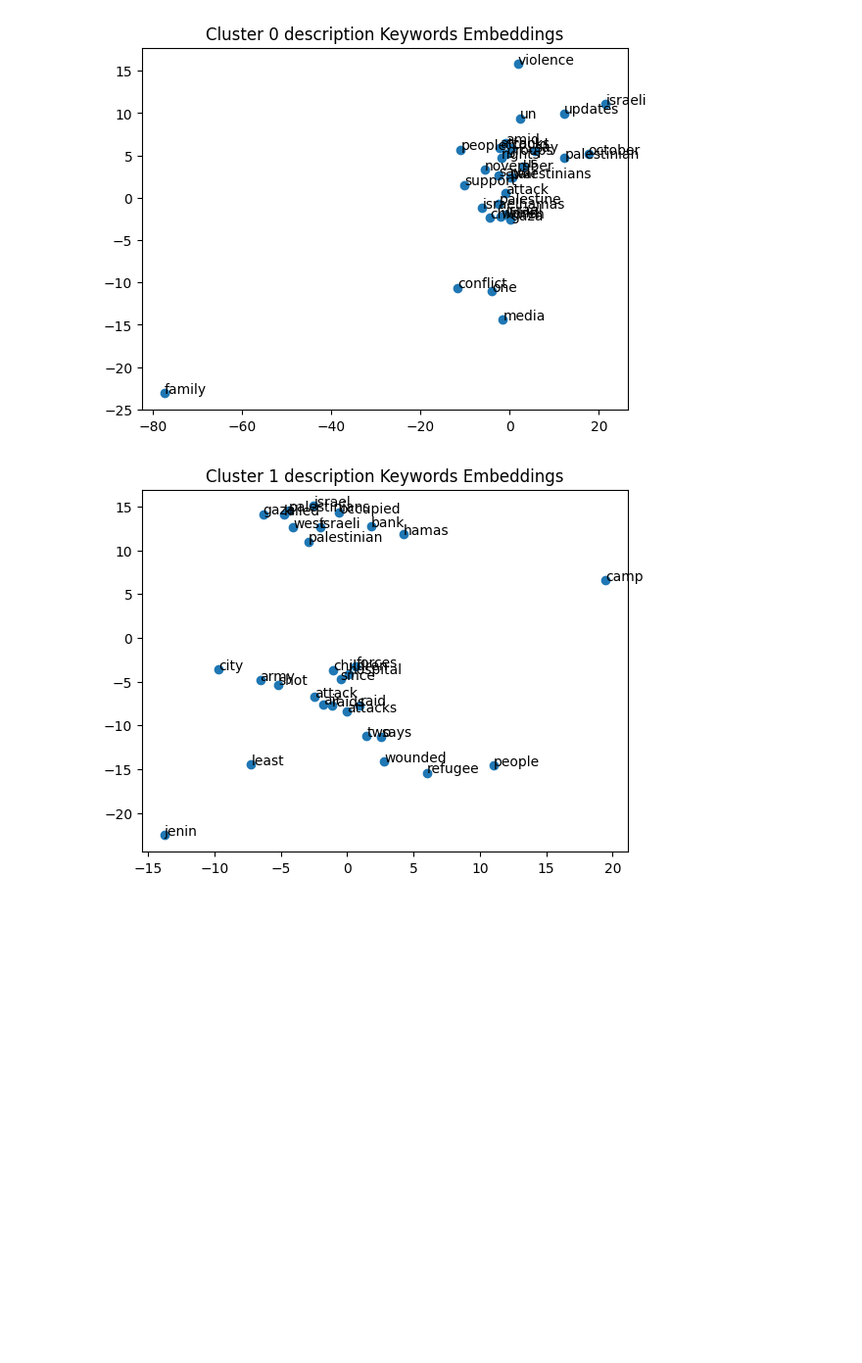
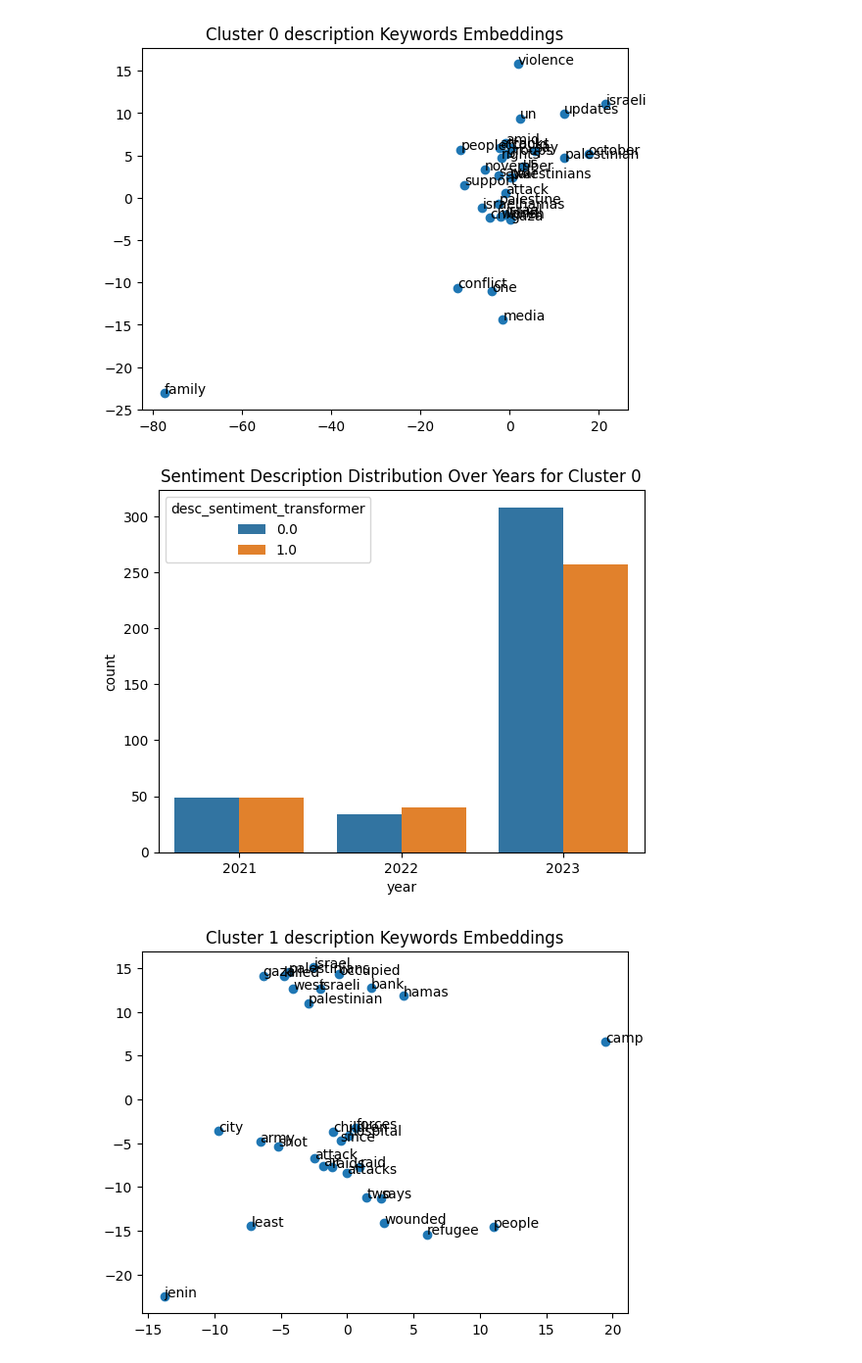
Before and after one commit to Soha85/Soha85, a Jupyter notebook: palestine-israel-news-conflict.ipynb, the cells around one changed output. Shown at 98% size. Saved outputs shown, nothing was run; the diff lists cells and outputs as text; code cells hidden in the pictures; blank space fills up the shorter version.

```diff
--- a/palestine-israel-news-conflict.ipynb
+++ b/palestine-israel-news-conflict.ipynb
@@ -560,6 +560,12 @@ pyplot.title("Cluster 0 description Keywords Embeddings")
 pyplot.show()
 # %% [output]
 [figure]
+# %%
+sns.countplot(x='year', hue='desc_sentiment_transformer', data=news_df[news_df["clusters"]==0])
+pyplot.title('Sentiment Description Distribution Over Years for Cluster 0')
+pyplot.show()
+# %% [output]
+[figure, added]
 # %%
 data = news_df[news_df["clusters"]==1]["description"].apply(lambda x: word_tokenize(x))
 wrd2vec= gensim.models.Word2Vec(data, min_count = 1,vector_size = 100, window = 5)
```
Also changed, not shown: parts of 11 cells of this notebook.
